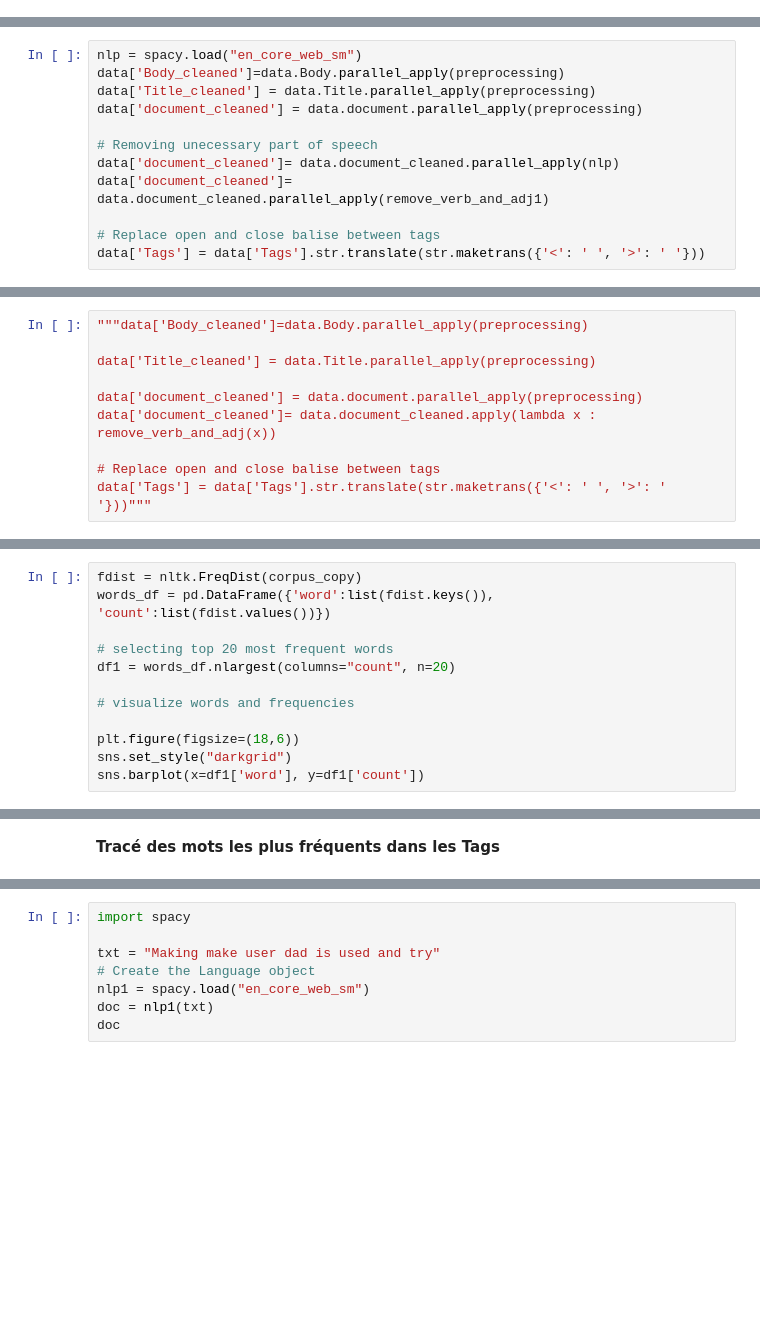
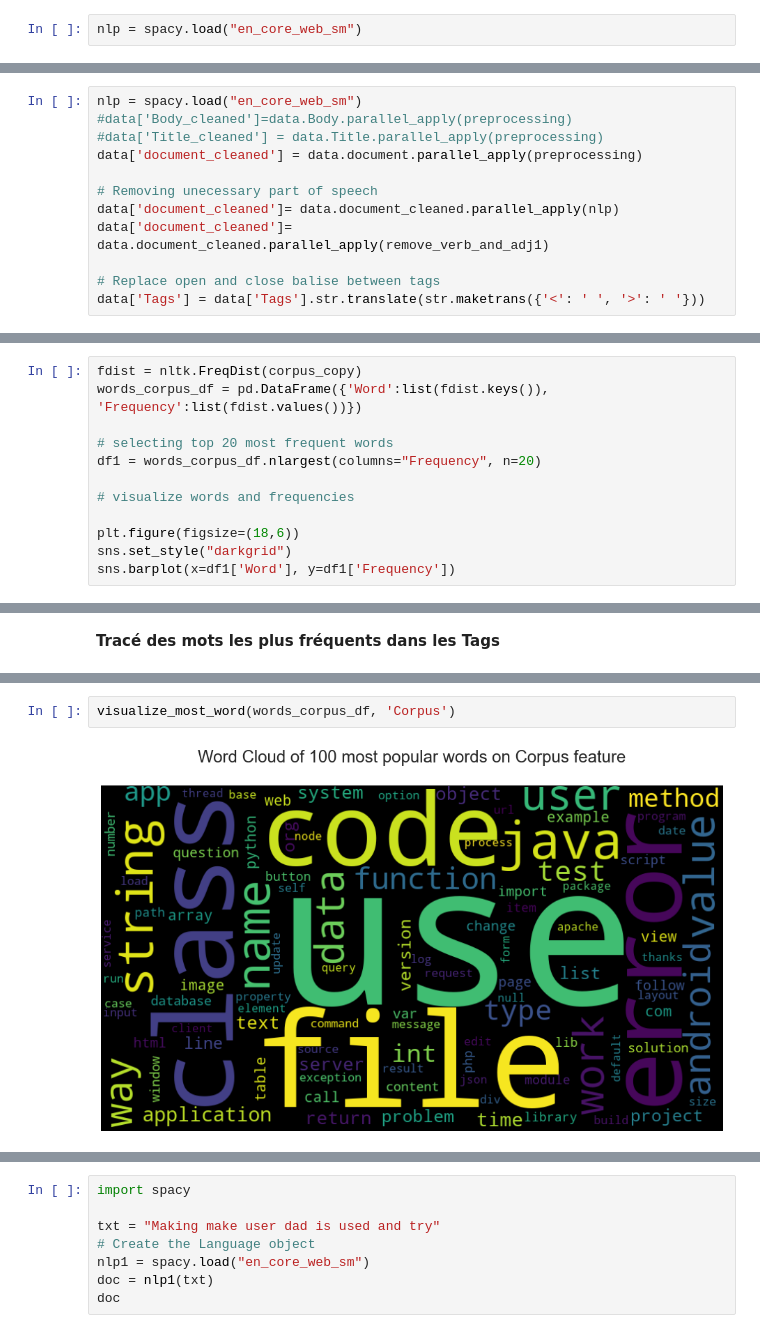
Before and after one commit to bachir151/Cat-gorisez-automatiquement-des-questions, a Jupyter notebook: Diedhiou_Ahmed_notebook_exploration_062023.ipynb, the cells around one changed output, grey strips where cells are left out. Cells and saved outputs as stored; diff of their text form; blank space fills up the shorter version.

```diff
--- a/Diedhiou_Ahmed_notebook_exploration_062023.ipynb
+++ b/Diedhiou_Ahmed_notebook_exploration_062023.ipynb
@@ -362,2 +309,4 @@ def remove_verb_and_adj1 (texte):
 
     return join_text
+# %%
+nlp = spacy.load("en_core_web_sm")
@@ -364,7 +323,7 @@ def remove_verb_and_adj1 (texte):
 # %%
 nlp = spacy.load("en_core_web_sm")
-data['Body_cleaned']=data.Body.parallel_apply(preprocessing)
-data['Title_cleaned'] = data.Title.parallel_apply(preprocessing)
+#data['Body_cleaned']=data.Body.parallel_apply(preprocessing)
+#data['Title_cleaned'] = data.Title.parallel_apply(preprocessing)
 data['document_cleaned'] = data.document.parallel_apply(preprocessing)
 
 # Removing unecessary part of speech
@@ -384,10 +338,0 @@ Preproccessing du Body et du title.
-# %%
-"""data['Body_cleaned']=data.Body.parallel_apply(preprocessing)
-
-data['Title_cleaned'] = data.Title.parallel_apply(preprocessing)
-
-data['document_cleaned'] = data.document.parallel_apply(preprocessing)
-data['document_cleaned']= data.document_cleaned.apply(lambda x : remove_verb_and_adj(x))
-
-# Replace open and close balise between tags
-data['Tags'] = data['Tags'].str.translate(str.maketrans({'<': ' ', '>': ' '}))"""
@@ -448,14 +396,14 @@ Nombre de mots unique de notre corpus : 105016
 **Tracé des mots les plus fréquents dans le corpus (body + title)**
 # %%
 fdist = nltk.FreqDist(corpus_copy)
-words_df = pd.DataFrame({'word':list(fdist.keys()), 'count':list(fdist.values())})
+words_corpus_df = pd.DataFrame({'Word':list(fdist.keys()), 'Frequency':list(fdist.values())})
 
 # selecting top 20 most frequent words
-df1 = words_df.nlargest(columns="count", n=20)
+df1 = words_corpus_df.nlargest(columns="Frequency", n=20)
 
 # visualize words and frequencies
 
 plt.figure(figsize=(18,6))
 sns.set_style("darkgrid")
-sns.barplot(x=df1['word'], y=df1['count'])
+sns.barplot(x=df1['Word'], y=df1['Frequency'])
 # %% [output]
@@ -489,0 +457,4 @@ Nombre de mots unique de notre corpus tag : 14080
+# %%
+visualize_most_word(words_corpus_df, 'Corpus')
+# %% [output]
+[figure, added]
```
Also changed, not shown: parts of 56 cells of this notebook.
